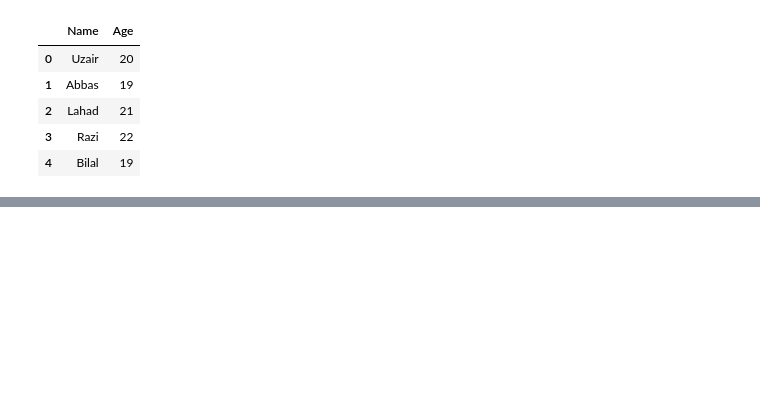
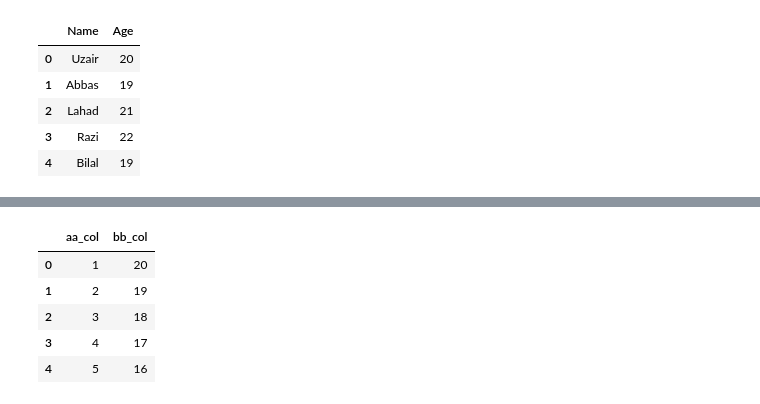
Before and after one commit to UzairHussain193/DataScience_with_Python, a Jupyter notebook: Chilla_2023/pandas_03.ipynb, the cells around one changed output, grey strips where cells are left out. Saved outputs shown, nothing was run; the diff lists cells and outputs as text; code cells hidden in the pictures; blank space fills up the shorter version.

```diff
--- a/Chilla_2023/pandas_03.ipynb
+++ b/Chilla_2023/pandas_03.ipynb
@@ -124,6 +124,6 @@ df
 | 4 | Bilal | 19 |
 # %%
 # how to rename column names
-dfd=pd.DataFrame({'A col ':[1,2,3,4,5],'B col ': [20,19,18,17,16]})
+df=pd.DataFrame({'A col ':[1,2,3,4,5],'B col ': [20,19,18,17,16]})
 # %%
-dfd.rename(columns={'A col': 'a col','B col':'b col'}, inplace=True)
+df.rename(columns={'A col': 'a col','B col':'b col'}, inplace=True)
@@ -138,0 +139,11 @@ dfd
+# %%
+df.columns=['aa_col','bb_col']
+# %%
+df
+# %% [output]
+|  | aa_col | bb_col |
+| 0 | 1 | 20 |
+| 1 | 2 | 19 |
+| 2 | 3 | 18 |
+| 3 | 4 | 17 |
+| 4 | 5 | 16 |
```
Also changed, not shown: parts of 4 cells of this notebook.
